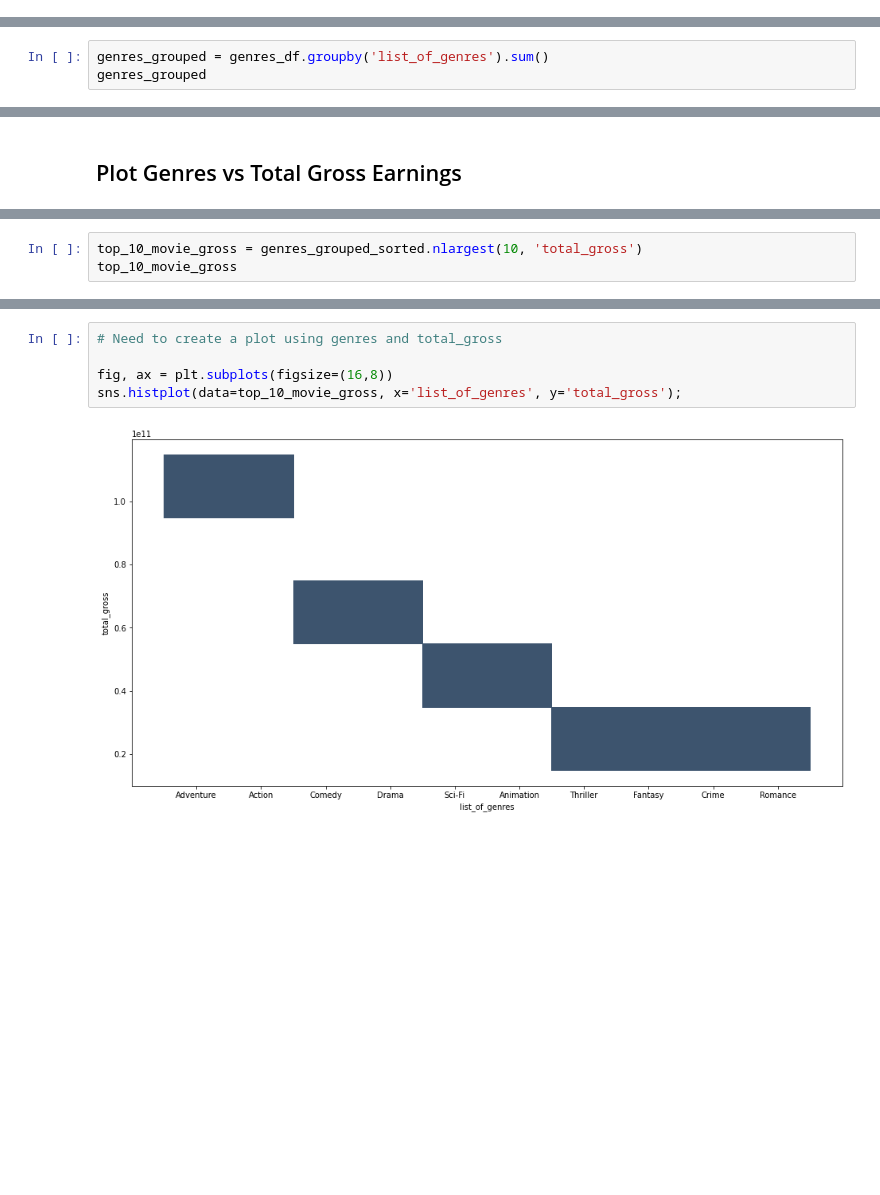
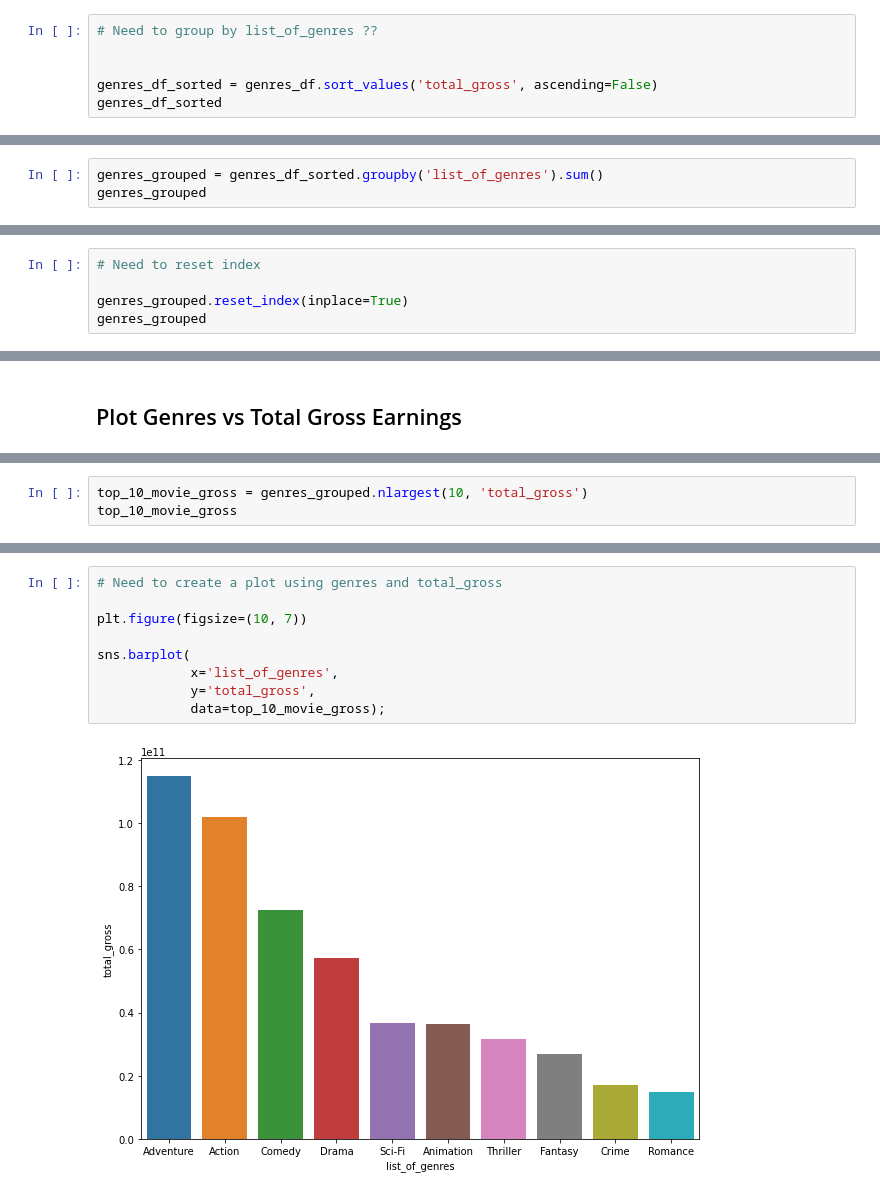
Before and after one commit to GusVilla303/dsc-phase-1-project, a Jupyter notebook: microsoft-movie-analysis.ipynb, the cells around one changed output, grey strips where cells are left out. Cells and saved outputs as stored; diff of their text form; blank space fills up the shorter version.

Commit message:
Cleaned up Jupyter NB a bit and also the reset index code.

```diff
--- a/microsoft-movie-analysis.ipynb
+++ b/microsoft-movie-analysis.ipynb
@@ -557,0 +519,6 @@ genres_no_duplicates = genres_df
+# %%
+# Need to group by list_of_genres ??
+
+
+genres_df_sorted = genres_df.sort_values('total_gross', ascending=False)
+genres_df_sorted
@@ -558,7 +539,7 @@ genres_no_duplicates = genres_df
 # %% [markdown]
 ### Groupby List of Genres
 # %%
-genres_grouped = genres_df.groupby('list_of_genres').sum()
+genres_grouped = genres_df_sorted.groupby('list_of_genres').sum()
 genres_grouped
 # %% [output]
 |  | start_year | runtime_minutes | averagerating | numvotes | domestic_gross | foreign_gross | year | ... |
@@ -599,0 +563,5 @@ memory usage: 1.5+ KB
+# %%
+# Need to reset index
+
+genres_grouped.reset_index(inplace=True)
+genres_grouped
@@ -624,4 +588,4 @@ genres_grouped_sorted
 # %%
-top_10_movie_gross = genres_grouped_sorted.nlargest(10, 'total_gross')
+top_10_movie_gross = genres_grouped.nlargest(10, 'total_gross')
 top_10_movie_gross
 # %% [output]
@@ -640,7 +622,11 @@ top_10_movie_gross
 # %%
 # Need to create a plot using genres and total_gross
 
-fig, ax = plt.subplots(figsize=(16,8))
-sns.histplot(data=top_10_movie_gross, x='list_of_genres', y='total_gross');
+plt.figure(figsize=(10, 7))
+
+sns.barplot(
+            x='list_of_genres',
+            y='total_gross',
+            data=top_10_movie_gross);
 # %% [output]
-[figure, old version]
+[figure, new version]
```
Also changed, not shown: parts of 11 cells of this notebook.
